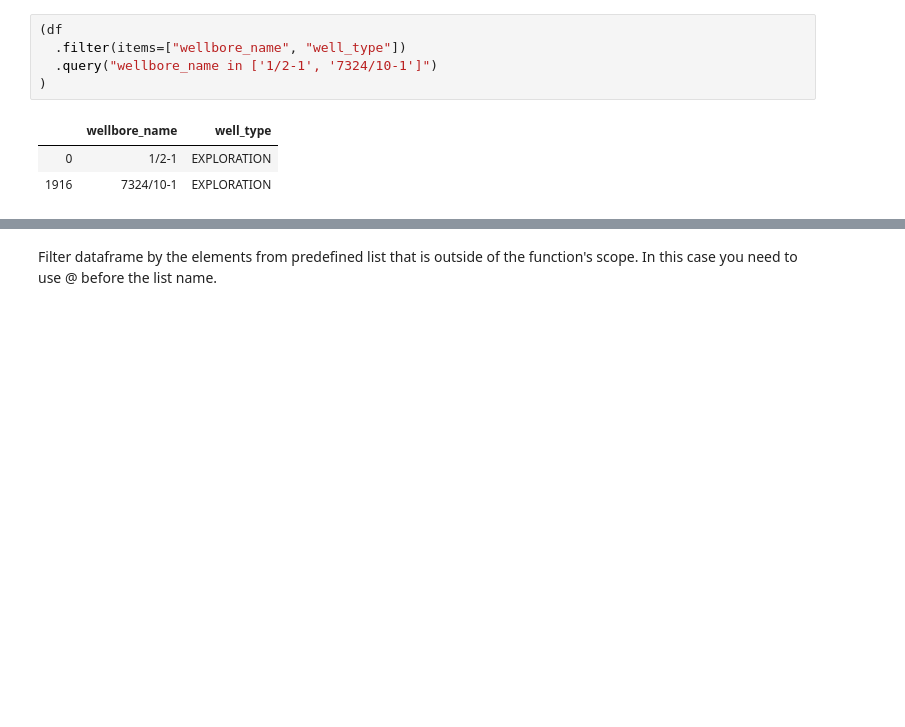
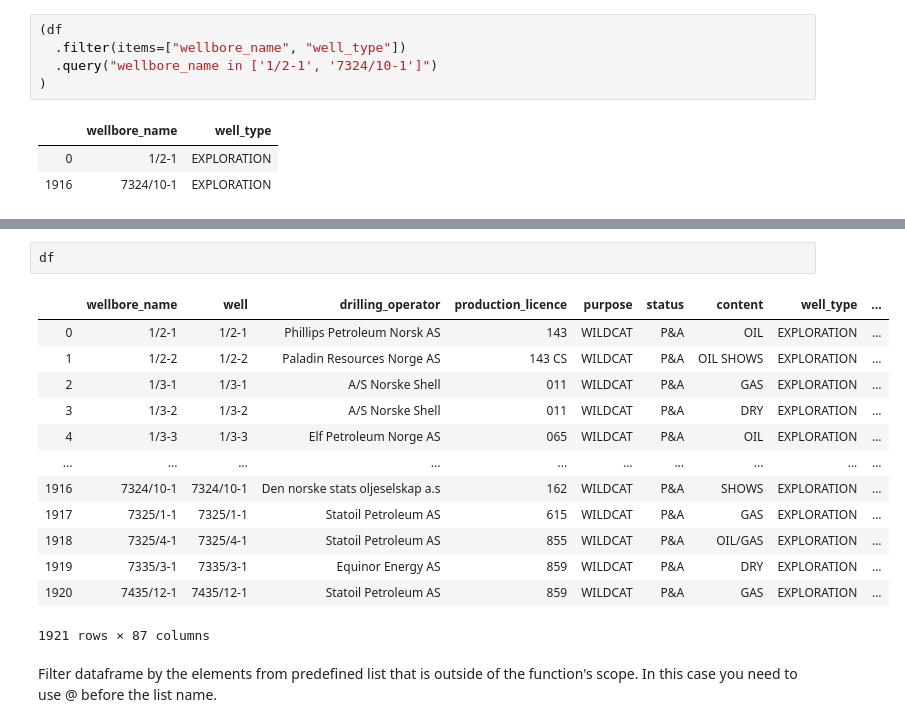
Before and after one commit to baky0905/geoscience-python, a Jupyter notebook: source/notebooks/data_cleaning_dataframes.ipynb, the cells around one changed output, grey strips where cells are left out. Cells and saved outputs as stored; diff of their text form; blank space fills up the shorter version.

```diff
--- a/source/notebooks/data_cleaning_dataframes.ipynb
+++ b/source/notebooks/data_cleaning_dataframes.ipynb
@@ -245,3 +269,19 @@ Filter dataframe by the elements from the list that is a part of the query argum
+# %%
+df
+# %% [output]
+|  | wellbore_name | well | drilling_operator | production_licence | purpose | status | content | well_type | ... |
+| 0 | 1/2-1 | 1/2-1 | Phillips Petroleum Norsk AS | 143 | WILDCAT | P&A | OIL | EXPLORATION | ... |
+| 1 | 1/2-2 | 1/2-2 | Paladin Resources Norge AS | 143 CS | WILDCAT | P&A | OIL SHOWS | EXPLORATION | ... |
+| 2 | 1/3-1 | 1/3-1 | A/S Norske Shell | 011 | WILDCAT | P&A | GAS | EXPLORATION | ... |
+| 3 | 1/3-2 | 1/3-2 | A/S Norske Shell | 011 | WILDCAT | P&A | DRY | EXPLORATION | ... |
+| 4 | 1/3-3 | 1/3-3 | Elf Petroleum Norge AS | 065 | WILDCAT | P&A | OIL | EXPLORATION | ... |
+| ... | ... | ... | ... | ... | ... | ... | ... | ... | ... |
+| 1916 | 7324/10-1 | 7324/10-1 | Den norske stats oljeselskap a.s | 162 | WILDCAT | P&A | SHOWS | EXPLORATION | ... |
+| 1917 | 7325/1-1 | 7325/1-1 | Statoil Petroleum AS | 615 | WILDCAT | P&A | GAS | EXPLORATION | ... |
+| 1918 | 7325/4-1 | 7325/4-1 | Statoil Petroleum AS | 855 | WILDCAT | P&A | OIL/GAS | EXPLORATION | ... |
+| 1919 | 7335/3-1 | 7335/3-1 | Equinor Energy AS | 859 | WILDCAT | P&A | DRY | EXPLORATION | ... |
+| 1920 | 7435/12-1 | 7435/12-1 | Statoil Petroleum AS | 859 | WILDCAT | P&A | GAS | EXPLORATION | ... |
+1921 rows × 87 columns
 # %% [markdown]
 Filter dataframe by the elements from predefined list that is outside of the function's scope.
 In this case you need to use @ before the list name.
```
Also changed, not shown: parts of 5 cells of this notebook, 7 other files.
